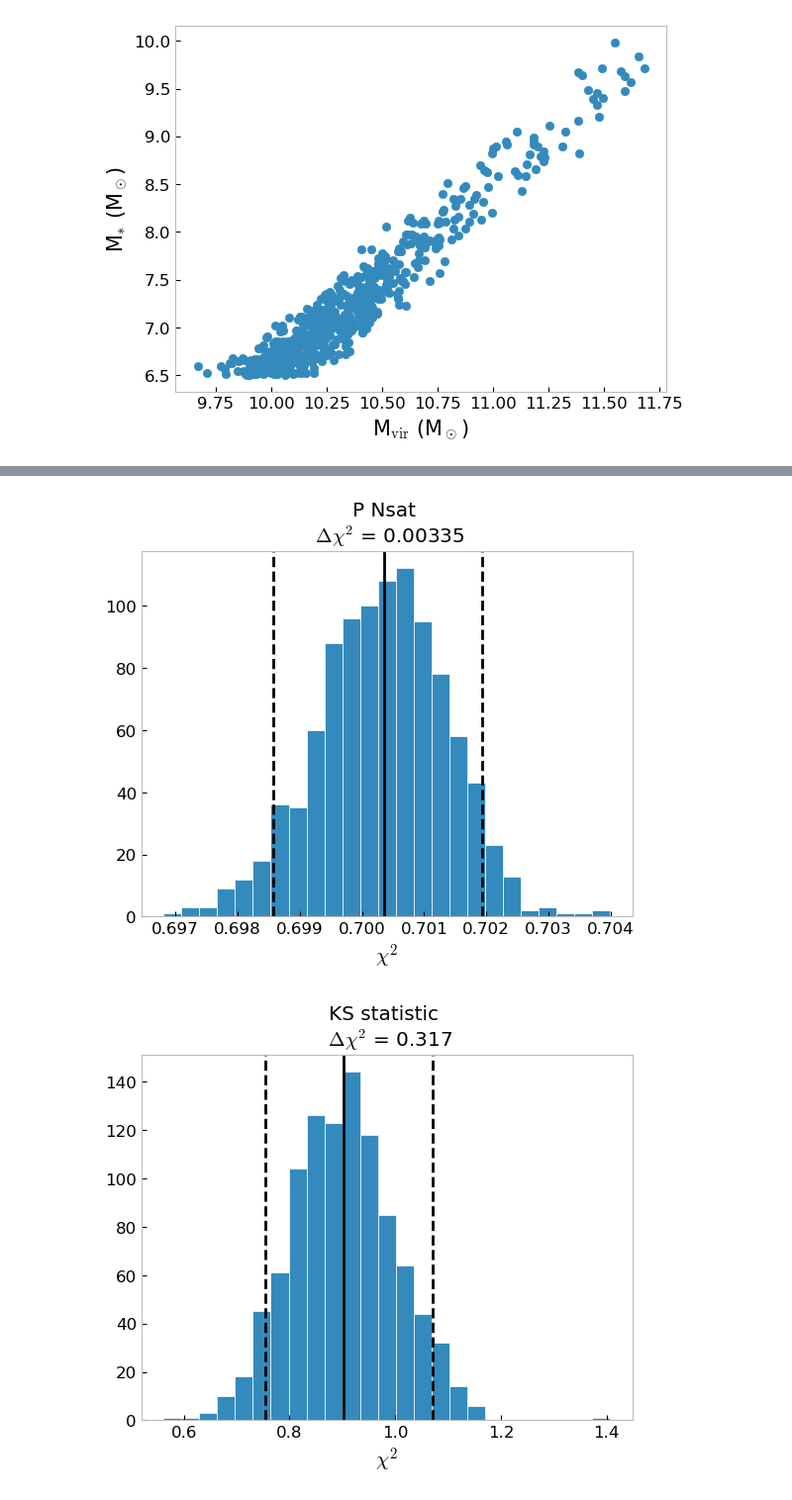
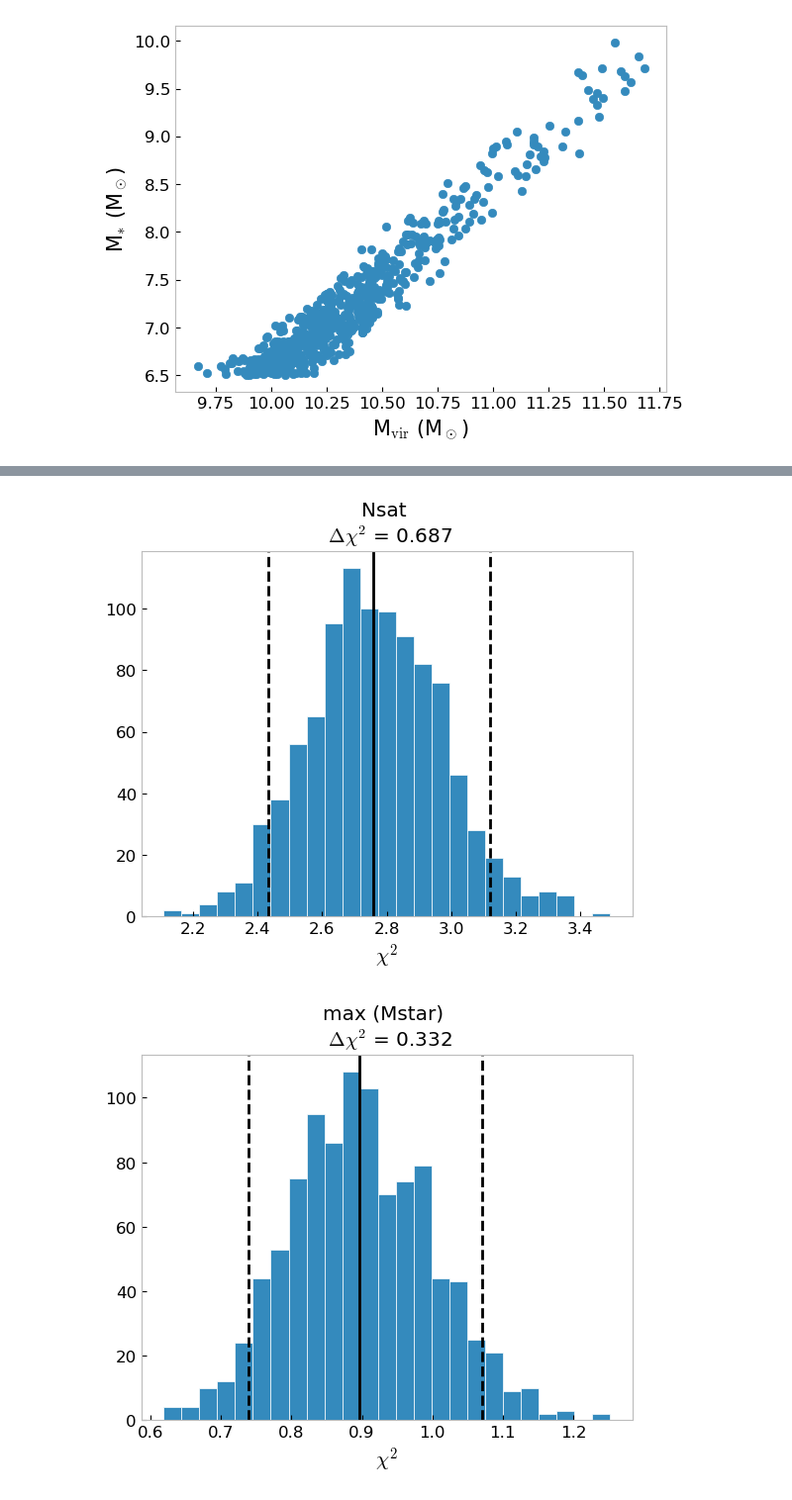
Before and after one commit to jsmonzon/SatGen, a Jupyter notebook: mcmc/notebooks/corcof.ipynb, the cells around one changed output, grey strips where cells are left out. Shown at 99% size. Cells and saved outputs as stored; diff of their text form; code cells hidden in the pictures.

```diff
--- a/mcmc/notebooks/corcof.ipynb
+++ b/mcmc/notebooks/corcof.ipynb
@@ -463,13 +425,12 @@ models = jsm_models.load_models("../../../data/MW-analog/meta_data_psi3/")
 
 def forward(theta):
     models.push_theta(theta, jsm_SHMR.general, min_mass, Ntree)
-    return models.stat.Pnsat, models.stat.Msmax_sorted, models.stat.ecdf_Msmax, models.correlations
+    return models.stat.satfreq_sorted, models.stat.ecdf_satfreq, models.stat.Msmax_sorted, models.stat.ecdf_Msmax
 
 def lnlike(theta):
-    model_Pnsat, models_Msmax_sorted, _, models_correlations = forward(theta)
-    lnL_sat = jsm_stats.lnL_Pnsat(model_Pnsat, data.stat.satfreq)
-    lnL_max = jsm_stats.lnL_KS(models_Msmax_sorted, data.stat.Msmax_sorted)
-    lnL_r = jsm_stats.lnL_chi2r(models_correlations, data.stat.r)
-    return np.array([lnL_sat, lnL_max, lnL_r])
+    satfreq_sorted, ecdf_satfreq, Msmax_sorted, ecdf_Msmax = forward(theta)
+    chisquare_N = jsm_stats.lnL_KS(satfreq_sorted, data.stat.satfreq_sorted)
+    chisquare_M = jsm_stats.lnL_KS(Msmax_sorted, data.stat.Msmax_sorted)
+    return np.array([chisquare_N, chisquare_M])
 # %%
 wow = np.apply_along_axis(lnlike, 1, thetas)
@@ -476,28 +455,24 @@ wow = np.apply_along_axis(lnlike, 1, thetas)
 # %%
-stat_Pnsat = np.percentile(wow[:,0]*(-2/584), np.array([5, 50, 95]), method="closest_observation")
+stat_Pnsat = np.percentile(wow[:,0], np.array([5, 50, 95]), method="closest_observation")
 
-stat_KS = np.percentile(wow[:,1]*(-2), np.array([5, 50, 95]), method="closest_observation")
-
-stat_r = np.percentile(wow[:,2]*(-2), np.array([5, 50, 95]), method="closest_observation")
-
-stat_total = np.percentile(np.sum(wow, axis=1)*(-2), np.array([5, 50, 95]), method="closest_observation")
+stat_KS = np.percentile(wow[:,1], np.array([5, 50, 95]), method="closest_observation")
 # %%
-plt.title(f"P Nsat \n $\Delta \chi^2$ = {stat_Pnsat[2]-stat_Pnsat[0]:.3g}")
-plt.hist(wow[:,0]*(-2/584), bins=25, edgecolor="white")
+plt.title(f"Nsat \n $\Delta \chi^2$ = {stat_Pnsat[2]-stat_Pnsat[0]:.3g}")
+plt.hist(wow[:,0], bins=25, edgecolor="white")
 plt.axvline(stat_Pnsat[0], ls="--", color="black")
 plt.axvline(stat_Pnsat[1], color="black")
 plt.axvline(stat_Pnsat[2], ls="--", color="black")
 plt.xlabel("$\chi^2$", fontsize=15)
 plt.show()
 # %% [output]
-[figure, old version]
+[figure, new version]
 # %%
-plt.title(f"KS statistic \n $\Delta \chi^2$ = {stat_KS[2]-stat_KS[0]:.3g}")
-plt.hist(wow[:,1]*(-2), bins=25, edgecolor="white")
+plt.title(f"max (Mstar) \n $\Delta \chi^2$ = {stat_KS[2]-stat_KS[0]:.3g}")
+plt.hist(wow[:,1], bins=25, edgecolor="white")
 plt.axvline(stat_KS[0], ls="--", color="black")
 plt.axvline(stat_KS[1], color="black")
 plt.axvline(stat_KS[2], ls="--", color="black")
 plt.xlabel("$\chi^2$", fontsize=15)
 plt.show()
 # %% [output]
-[figure, old version]
+[figure, new version]
```
Also changed, not shown: parts of 22 cells of this notebook, 10 other files.
